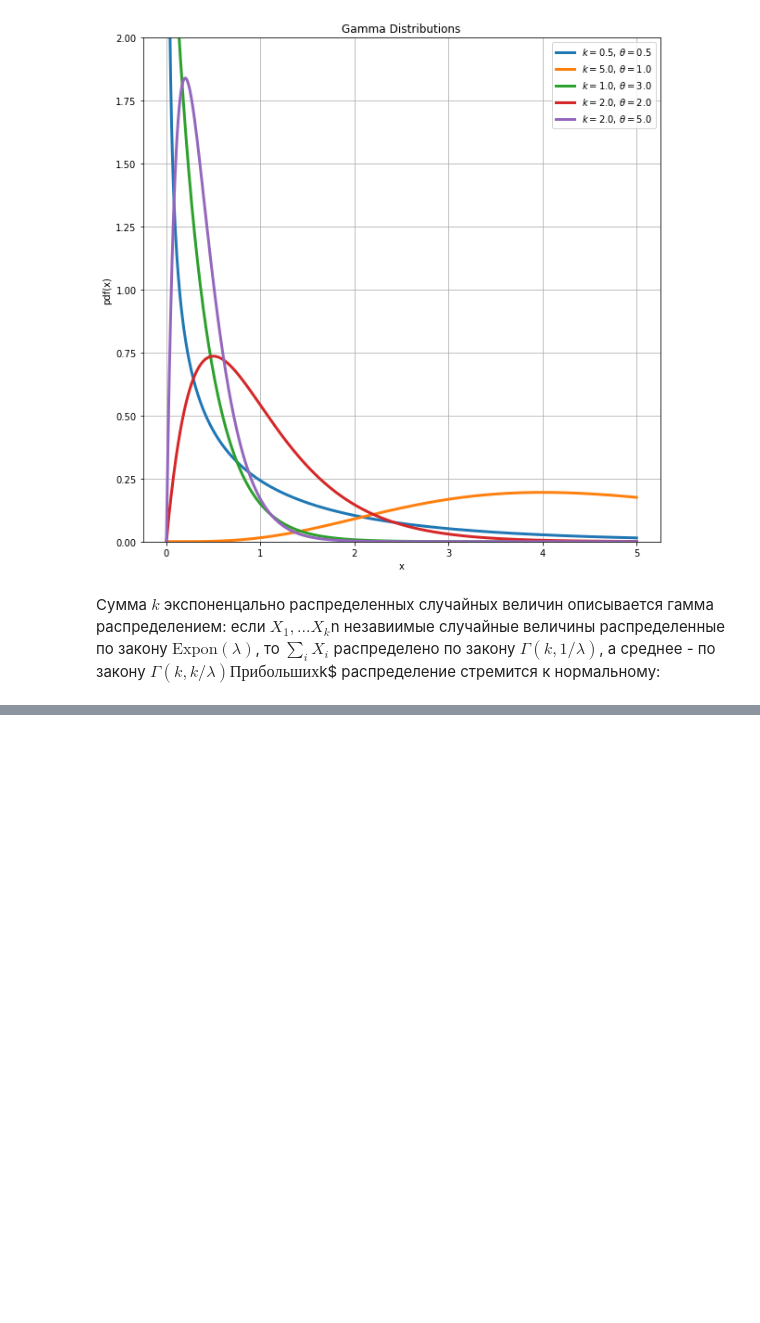
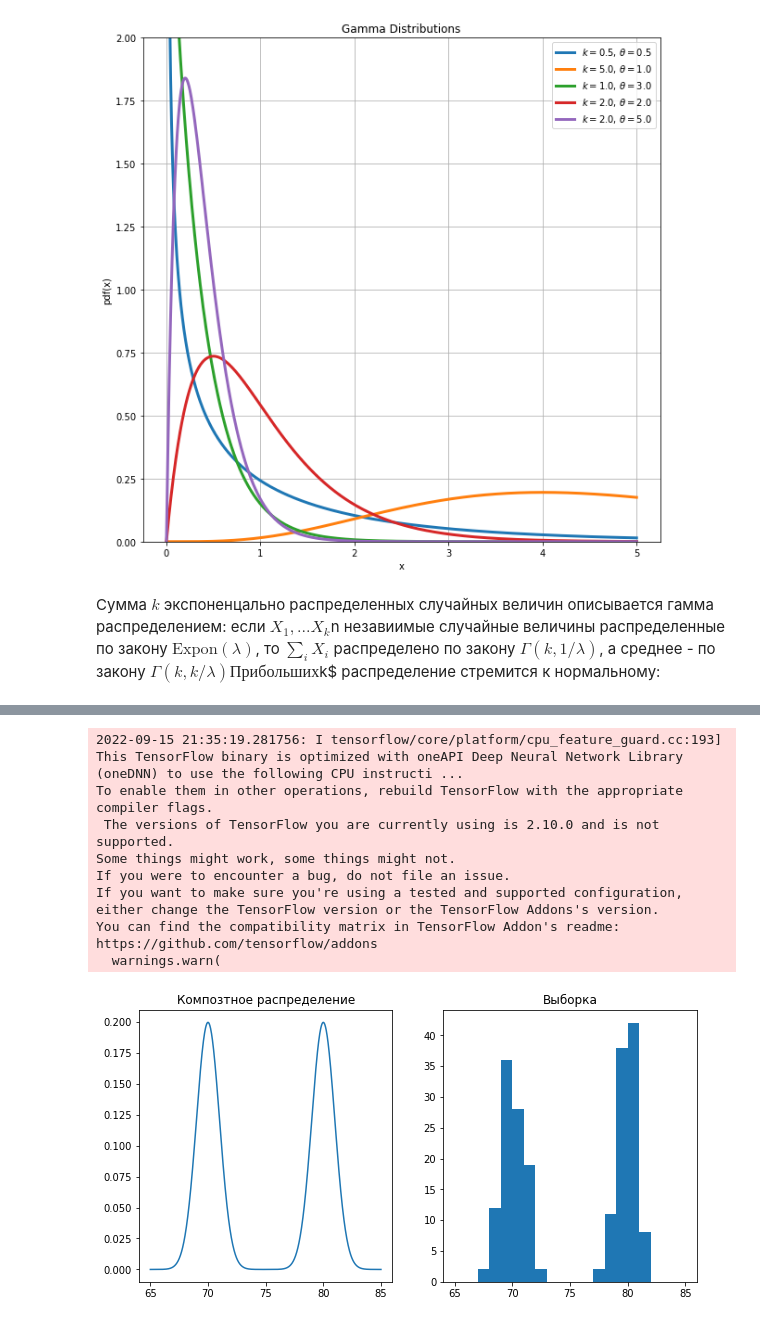
Before and after one commit to mozgit/From-Stats-to-ML, a Jupyter notebook: Лекция_3_Распределения.ipynb, the cells around one changed output, grey strips where cells are left out. Cells and saved outputs as stored; diff of their text form; code cells hidden in the pictures; blank space fills up the shorter version.

Commit message:
Zfit

```diff
--- a/Лекция_3_Распределения.ipynb
+++ b/Лекция_3_Распределения.ipynb
@@ -539,0 +657,50 @@ ax[2].grid(True)
+# %%
+import tensorflow as tf
+import zfit
+from zfit import z
+import matplotlib.pyplot as plt
+import numpy as np
+
+mean_1 = 70
+mean_2 = 80
+sigma_1 = 1
+sigma_2 = 1
+frac = 0.5
+
+obs = zfit.Space('x', limits=(65, 85))
+
+mu_1 = zfit.Parameter("mu_1", mean_1)
+sigma_1 = zfit.Parameter("sigma_1", sigma_1)
+mu_2 = zfit.Parameter("mu_2", mean_2)
+sigma_2 = zfit.Parameter("sigma_2", sigma_2)
+frac = zfit.Parameter("frac", frac)
+
+gauss_1 = zfit.pdf.Gauss(obs=obs, mu=mu_1, sigma=sigma_1)
+gauss_2 = zfit.pdf.Gauss(obs=obs, mu=mu_2, sigma=sigma_2)
+sum_pdf = zfit.pdf.SumPDF([gauss_1, gauss_2], fracs = frac)
+
+
+lower, upper = obs.limits
+# evaluate the func at multiple x and plot
+x_plot = np.linspace(lower[-1][0], upper[0][0], num=1000)
+y_plot = zfit.run(sum_pdf.pdf(x_plot, norm_range=obs))
+
+data = sum_pdf.create_sampler(n=200, fixed_params=True).numpy()
+
+f, ax = plt.subplots(1, 2, figsize=(10, 5))
+ax[0].plot(x_plot, y_plot)
+ax[0].set_title("Композтное распределение")
+ax[1].hist(data, range = [65, 85], bins = 20)
+ax[1].set_title("Выборка")
+plt.show()
+# %% [output]
+2022-09-15 21:35:19.281756: I tensorflow/core/platform/cpu_feature_guard.cc:193] This TensorFlow binary is optimized with oneAPI Deep Neural Network Library (oneDNN) to use the following CPU instructi ...
+To enable them in other operations, rebuild TensorFlow with the appropriate compiler flags.
+ The versions of TensorFlow you are currently using is 2.10.0 and is not supported.
+Some things might work, some things might not.
+If you were to encounter a bug, do not file an issue.
+If you want to make sure you're using a tested and supported configuration, either change the TensorFlow version or the TensorFlow Addons's version.
+You can find the compatibility matrix in TensorFlow Addon's readme:
+https://github.com/tensorflow/addons
+  warnings.warn(
+[figure, added]
```
Also changed, not shown: parts of 12 cells of this notebook.
